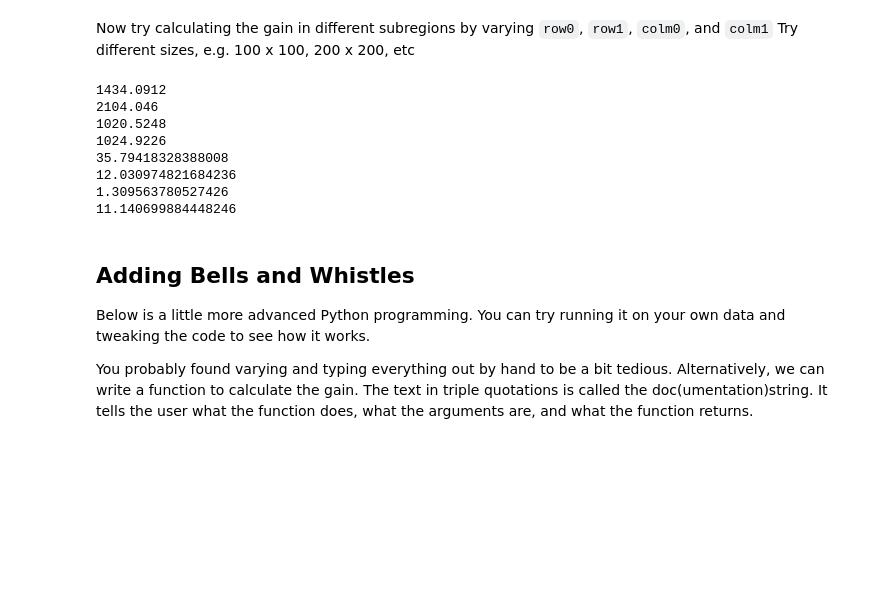
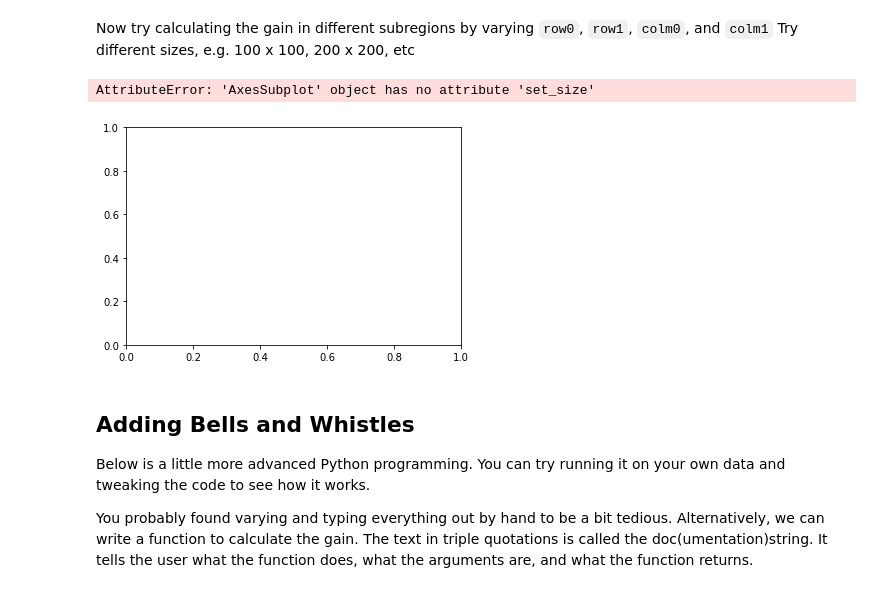
Before and after one commit to cmerrill11/astr342, a Jupyter notebook: labs/gain.ipynb, the cells around one changed output. Drawn from its saved outputs; the diff is of its cells as text; code cells hidden in the pictures; blank space fills up the shorter version.

Commit message:
Finished the gain and read noise section of the lab

```diff
--- a/labs/gain.ipynb
+++ b/labs/gain.ipynb
@@ -166,42 +188,37 @@ print(sub_image)
 Now try calculating the gain in different subregions by varying `row0`, `row1`, `colm0`, and `colm1` Try different sizes, e.g. 100 x 100, 200 x 200, etc
 # %%
 row0 = 100
-row1 = 200
+row1 = 100
 colm0 = 200
-colm1 = 300
+colm1 = 200
 
-sub_mean_f1 = np.mean(flat1[row0:row1, colm0:colm1])
-print(sub_mean_f1)
+sizeArray = np.arange(5, 1000, 5, dtype = int)
+sub_gain = np.zeros(len(sizeArray))
 
-sub_mean_f2 = np.mean(flat2[row0:row1, colm0:colm1])
-print(sub_mean_f2)
+for i, a in enumerate(sizeArray):
+    row1 += a
+    colm1 += a
 
-sub_mean_b1 = np.mean(bias1[row0:row1, colm0:colm1])
-print(sub_mean_b1)
+    sub_mean_f1 = np.mean(flat1[row0:row1, colm0:colm1])
+    sub_mean_f2 = np.mean(flat2[row0:row1, colm0:colm1])
+    sub_mean_b1 = np.mean(bias1[row0:row1, colm0:colm1])
+    sub_mean_b2 = np.mean(bias2[row0:row1, colm0:colm1])
+    sub_sigma_f1f2 = np.std(flat1[row0:row1, colm0:colm1] - flat2[row0:row1, colm0:colm1])
+    sub_sigma_b1b2 = np.std(bias1[row0:row1, colm0:colm1] - bias2[row0:row1, colm0:colm1])
 
-sub_mean_b2 = np.mean(bias2[row0:row1, colm0:colm1])
-print(sub_mean_b2)
+    sub_gain[i] = ((sub_mean_f1 + sub_mean_f2) - (sub_mean_b2 + sub_mean_b2)) / (sub_sigma_f1f2**2 - sub_sigma_b1b2**2)
+    sub_read_noise = sub_gain * sub_sigma_b1b2 / np.sqrt(2)
 
-sub_sigma_f1f2 = np.std(flat1[row0:row1, colm0:colm1] - flat2[row0:row1, colm0:colm1])
-print(sub_sigma_f1f2)
+fig, ax = plt.subplots(1,1)
 
-sub_sigma_b1b2 = np.std(bias1[row0:row1, colm0:colm1] - bias2[row0:row1, colm0:colm1])
-print(sub_sigma_b1b2)
-
-sub_gain = ((sub_mean_f1 + sub_mean_f2) - (sub_mean_b2 + sub_mean_b2)) / (sub_sigma_f1f2**2 - sub_sigma_b1b2**2)
-print(sub_gain)
-
-sub_read_noise = sub_gain * sub_sigma_b1b2 / np.sqrt(2)
-print(sub_read_noise)
+ax.set_size(10,12)
+x = sizeArray**2
+plt.plot(x, sub_gain)
+ax.set_xlabel('Number of pixels')
+ax.set_ylabel('Measured Gain')
 # %% [output]
-1434.0912
-2104.046
-1020.5248
-1024.9226
-35.79418328388008
-12.030974821684236
-1.309563780527426
-11.140699884448246
+AttributeError: 'AxesSubplot' object has no attribute 'set_size'
+[figure, added]
 # %% [markdown]
 ## Adding Bells and Whistles
 
```
Also changed, not shown: parts of 8 cells of this notebook, 2 other files.
